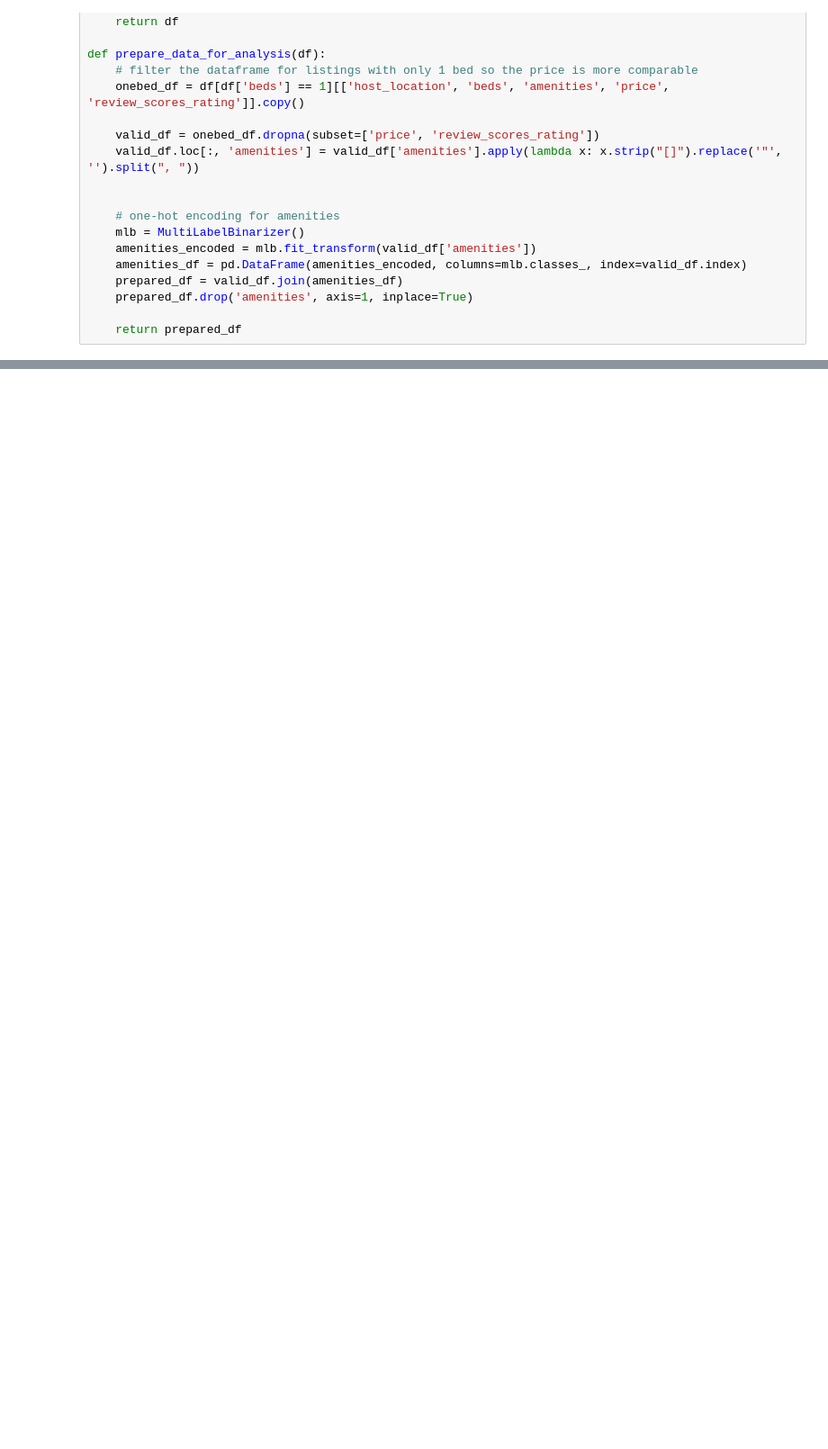
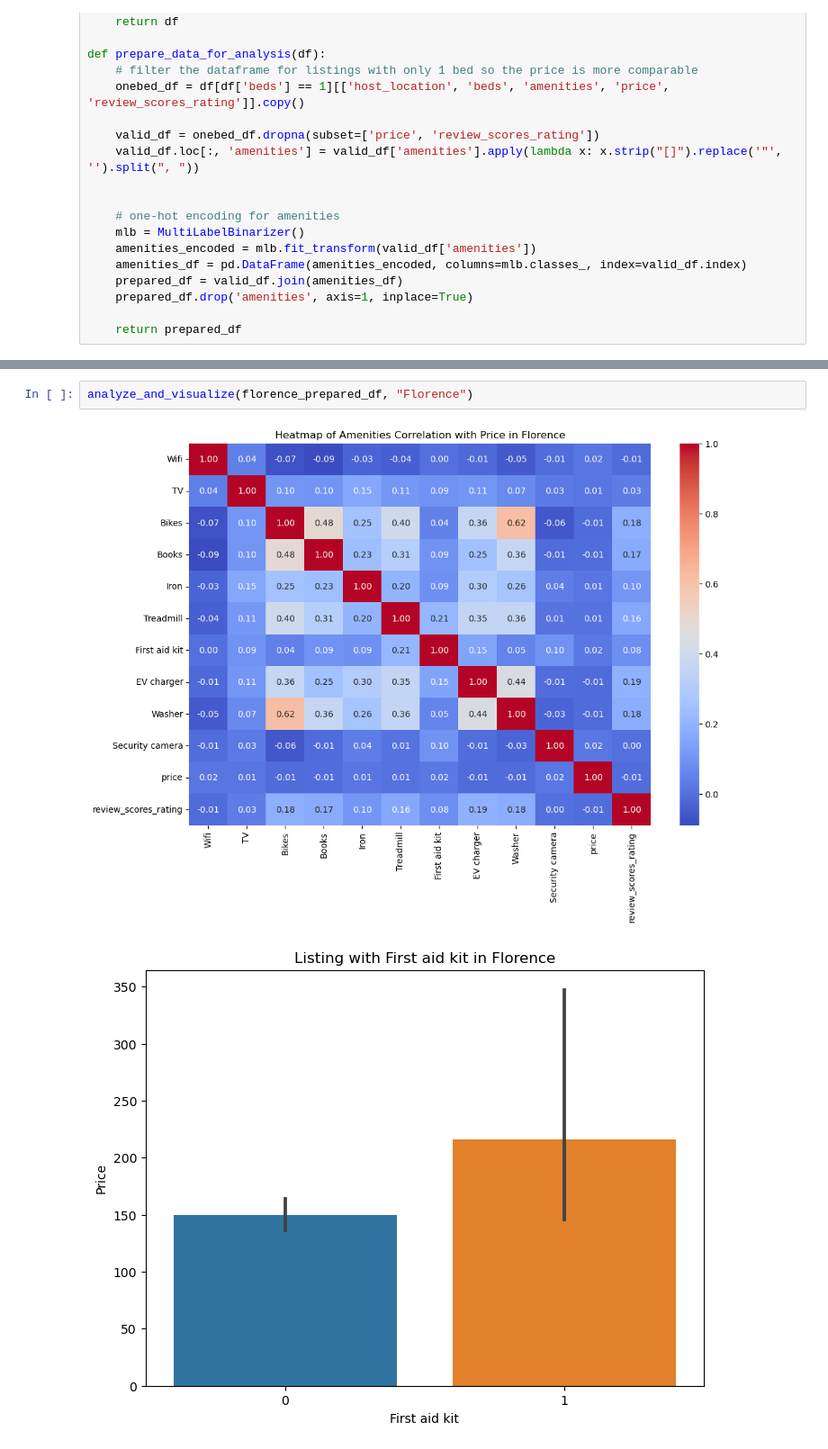
Before and after one commit to paulina-01/OpenAIr, a Jupyter notebook: rq3/RQ3_1.ipynb, the cells around one changed output, grey strips where cells are left out. Shown at 90% size. Drawn from its saved outputs; the diff is of its cells as text; blank space fills up the shorter version.

```diff
--- a/rq3/RQ3_1.ipynb
+++ b/rq3/RQ3_1.ipynb
@@ -70,3 +275,8 @@ def analyze_and_visualize(city_df, city_name):
         plt.ylabel('Price')
         plt.xlabel(feature)
         plt.show()
+# %%
+analyze_and_visualize(florence_prepared_df, "Florence")
+# %% [output]
+[figure, added]
+[figure, added]
```
Also changed, not shown: parts of 8 cells of this notebook.
